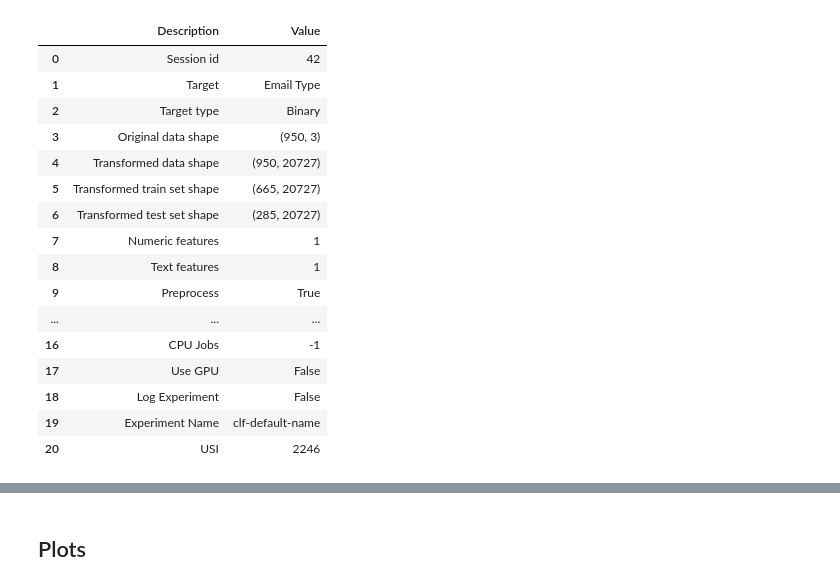
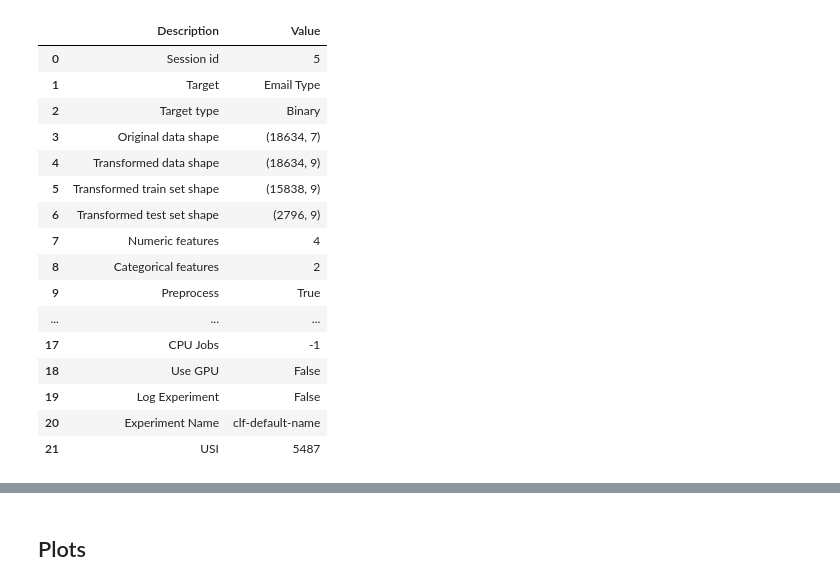
Before and after one commit to Sofia-gb/aprendizaje_automatico_tp, a Jupyter notebook: tp_phishing.ipynb, the cells around one changed output, grey strips where cells are left out. Drawn from its saved outputs; the diff is of its cells as text; code cells hidden in the pictures.

```diff
--- a/tp_phishing.ipynb
+++ b/tp_phishing.ipynb
@@ -117,28 +206,25 @@ from pycaret.classification import *
+# %%
+dataset = pd.read_csv("Phishing_Email_Processed.csv")
 # %%
-exp = setup(
-    data=data,
-    target='Email Type',
-    text_features=['Email Text'],
-    session_id=42,
-)
+pce_1 = setup(data = dataset, target = 'Email Type', session_id = 5, train_size = 0.85)
 # %% [output]
 |  | Description | Value |
-| 0 | Session id | 42 |
+| 0 | Session id | 5 |
 | 1 | Target | Email Type |
 | 2 | Target type | Binary |
-| 3 | Original data shape | (950, 3) |
-| 4 | Transformed data shape | (950, 20727) |
-| 5 | Transformed train set shape | (665, 20727) |
-| 6 | Transformed test set shape | (285, 20727) |
-| 7 | Numeric features | 1 |
-| 8 | Text features | 1 |
+| 3 | Original data shape | (18634, 7) |
+| 4 | Transformed data shape | (18634, 9) |
+| 5 | Transformed train set shape | (15838, 9) |
+| 6 | Transformed test set shape | (2796, 9) |
+| 7 | Numeric features | 4 |
+| 8 | Categorical features | 2 |
 | 9 | Preprocess | True |
 | ... | ... | ... |
-| 16 | CPU Jobs | -1 |
-| 17 | Use GPU | False |
-| 18 | Log Experiment | False |
-| 19 | Experiment Name | clf-default-name |
-| 20 | USI | 2246 |
+| 17 | CPU Jobs | -1 |
+| 18 | Use GPU | False |
+| 19 | Log Experiment | False |
+| 20 | Experiment Name | clf-default-name |
+| 21 | USI | 5487 |
 # %%
 best_model = compare_models()
 # %% [output]
```
Also changed, not shown: parts of 59 cells of this notebook, 7 other files.
